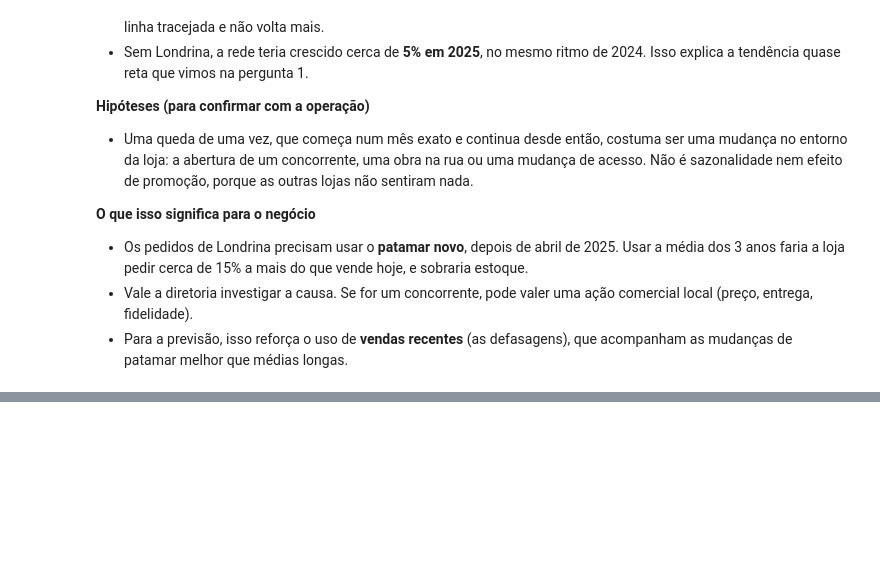
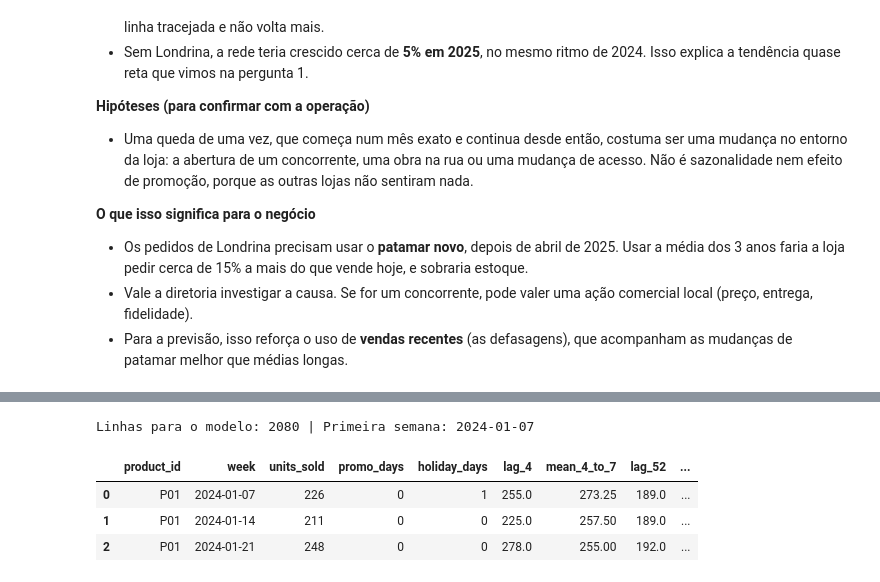
Before and after one commit to ricardo-paganini/pharmacy-demand-forecast, a Jupyter notebook: pharmacy_demand_forecast.ipynb, the cells around one changed output, grey strips where cells are left out. Drawn from its saved outputs; the diff is of its cells as text; code cells hidden in the pictures; blank space fills up the shorter version.

Commit message:
Add weekly table and model features

```diff
--- a/pharmacy_demand_forecast.ipynb
+++ b/pharmacy_demand_forecast.ipynb
@@ -657,0 +671,18 @@ comparison
+# %%
+daily_product = (
+    sales_clean.groupby(['product_id', 'date'])
+    .agg(units_sold=('units_sold', 'sum'), on_promotion=('on_promotion', 'max'))
+    .reset_index()
+)
+daily_product['is_holiday'] = daily_product['date'].isin(holidays['date']).astype(int)
+
+weekly_product = (
+    daily_product.groupby(['product_id', pd.Grouper(key='date', freq='W')])
+    .agg(units_sold=('units_sold', 'sum'), promo_days=('on_promotion', 'sum'), holiday_days=('is_holiday', 'sum'))
+    .reset_index()
+    .rename(columns={'date': 'week'})
+)
+weekly_product = weekly_product[weekly_product['week'].between('2023-01-08', '2025-12-28')].reset_index(drop=True)
+
+print('Linhas:', len(weekly_product), '| Semanas:', weekly_product['week'].nunique(), '| Produtos:', weekly_product['product_id'].nunique())
+weekly_product.head()
@@ -657,0 +697,18 @@ comparison
+# %%
+by_product = weekly_product.groupby('product_id')['units_sold']
+
+weekly_product['lag_4'] = by_product.shift(4)
+weekly_product['mean_4_to_7'] = by_product.transform(lambda s: s.shift(4).rolling(4).mean())
+weekly_product['lag_52'] = by_product.shift(52)
+weekly_product['week_of_year'] = weekly_product['week'].dt.isocalendar().week.astype(int)
+
+model_data = weekly_product.dropna().reset_index(drop=True)
+
+print('Linhas para o modelo:', len(model_data), '| Primeira semana:', model_data['week'].min().date())
+model_data[model_data['product_id'] == 'P01'].head(3)
+# %% [output]
+Linhas para o modelo: 2080 | Primeira semana: 2024-01-07
+|  | product_id | week | units_sold | promo_days | holiday_days | lag_4 | mean_4_to_7 | lag_52 | ... |
+| 0 | P01 | 2024-01-07 | 226 | 0 | 1 | 255.0 | 273.25 | 189.0 | ... |
+| 1 | P01 | 2024-01-14 | 211 | 0 | 0 | 225.0 | 257.50 | 189.0 | ... |
+| 2 | P01 | 2024-01-21 | 248 | 0 | 0 | 278.0 | 255.00 | 192.0 | ... |
```
Also changed, not shown: parts of 3 cells of this notebook.
